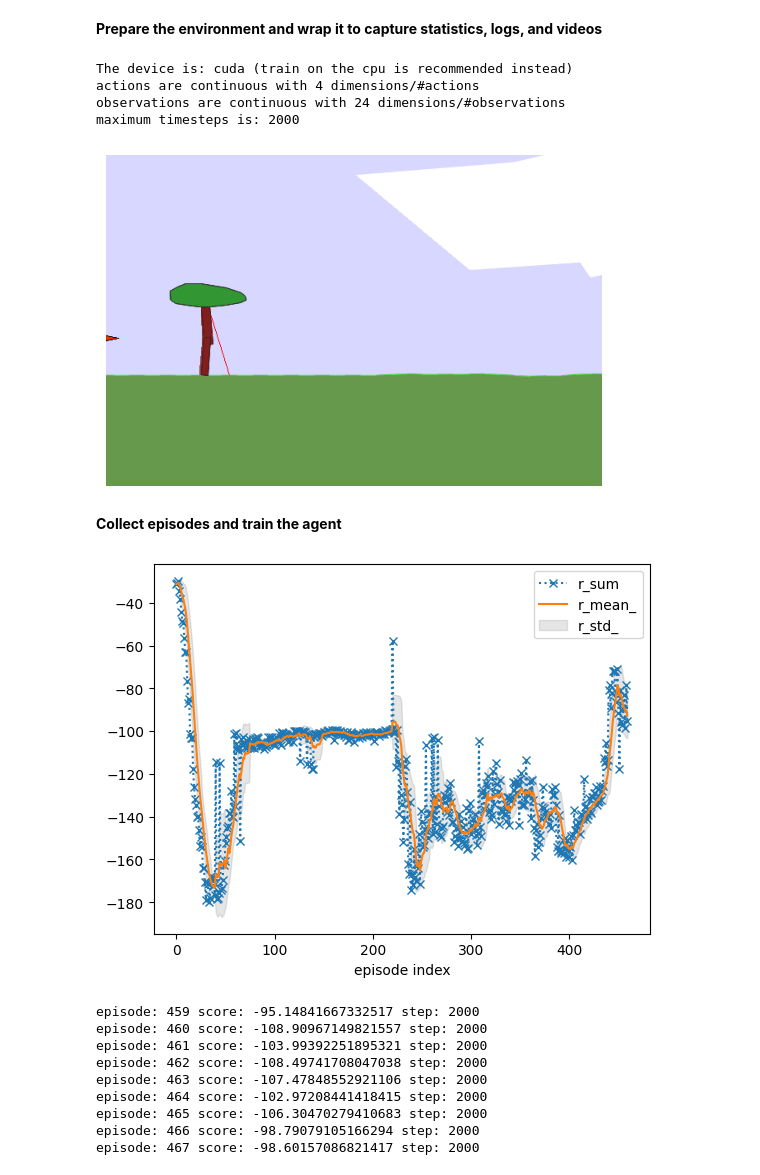
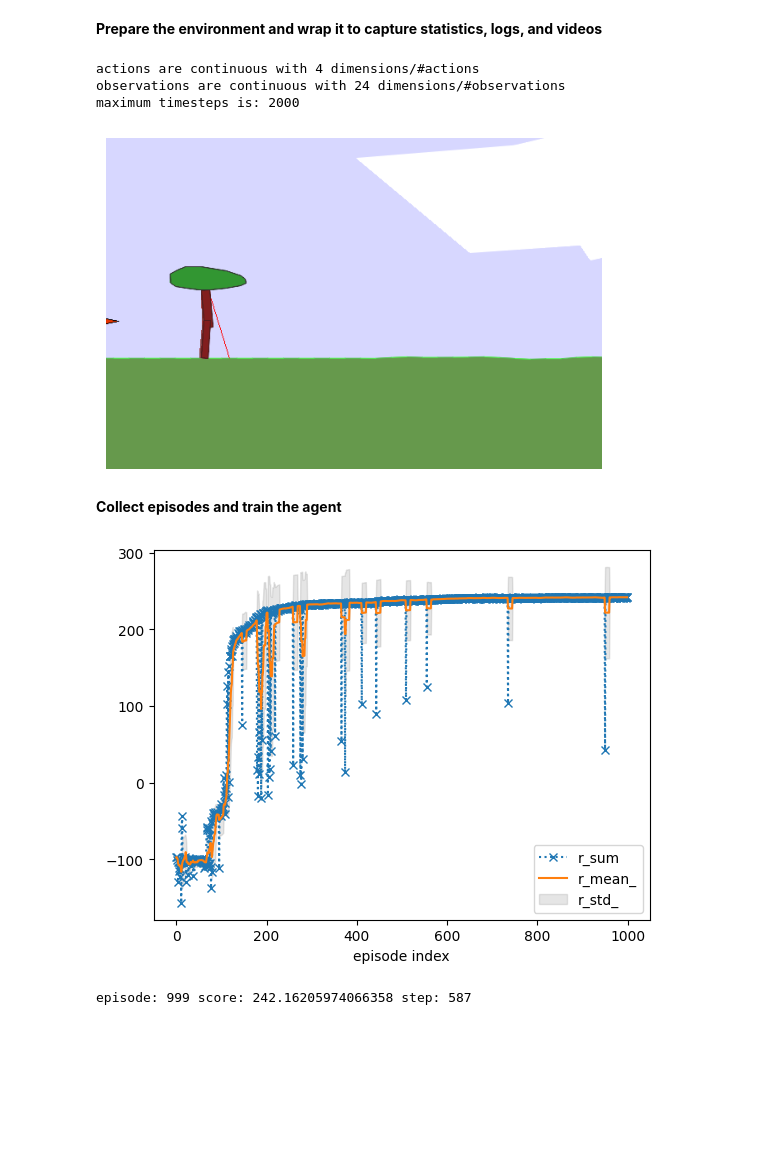
Before and after one commit to CanicThus/durham, a Jupyter notebook: courseWork/mwvy59-agent-code.ipynb, the cells around one changed output. Drawn from its saved outputs; the diff is of its cells as text; code cells hidden in the pictures; blank space fills up the shorter version.

```diff
--- a/courseWork/mwvy59-agent-code.ipynb
+++ b/courseWork/mwvy59-agent-code.ipynb
@@ -284,19 +284,17 @@ class Agent(torch.nn.Module):
 hard_mode = False
 
 env = rld.make("rldurham/Walker", render_mode="rgb_array")
-folder_prefix = "normal"
 hard_mode_text = "-hardcore"
 if hard_mode:
     env = rld.make("rldurham/Walker", render_mode="rgb_array", hardcore=True) # only attempt this when your agent has solved the non-hardcore version
     folder_prefix = "hard"
-
 
 # get statistics, logs, and videos
 env = rld.Recorder(
     env,
     smoothing=10,                       # track rolling averages (useful for plotting)
     video=True,                         # enable recording videos
-    video_folder=f"{folder_prefix}_videos",              # folder for videos
+    video_folder=f"videos",              # folder for videos
     video_prefix=f"mwvy59-agent-video",  # prefix for videos (replace xxxx00 with your username)
     logs=True,                          # keep logs
 )
@@ -311,7 +309,6 @@ rld.env_info(env, print_out=True)
 env.reset(seed=42)
 rld.render(env)
 # %% [output]
-The device is: cuda (train on the cpu is recommended instead)
 actions are continuous with 4 dimensions/#actions
 observations are continuous with 24 dimensions/#observations
 maximum timesteps is: 2000
@@ -336,7 +333,7 @@ kwargs = {
     "action_dim": action_dim,
     "max_action": max_action,
     "gamma": 0.99,
-    "net_width": 256,
+    "net_width": 512,
     "a_lr": 1e-4,
     "c_lr": 1e-4,
     "Q_batchsize": 256,
@@ -346,7 +343,7 @@ kwargs = {
     "dropout_rate" : 0.01,
 }
 max_episodes = 1000
-save_score = 235
+save_score = 230
 save_path = "result"
 eta_0 = 0.996
 cmin = 5000
@@ -388,44 +385,34 @@ for episode in range(max_episodes):
 
         # remember
         if reward <= -100:
             replay_buffer.add(state, action, -100, observation, True)
         else:
             replay_buffer.add(state, action, reward, observation, False)
 
         # check whether done
         done = terminated or truncated
         state = observation
         ep_r += reward
 
         # train the agent after each step
         if replay_buffer.size > 2000:
-            UTDratio = 5
-            for i in range(UTDratio):
-                # k 代表在该 episode 中当前的累计更新次数
+            for _ in range(3):
                 agent.train(replay_buffer)
 
     # track and plot statistics
     tracker.track(info)
     if (episode + 1) % 10 == 0:
         tracker.plot(r_mean_=True, r_std_=True, r_sum=dict(linestyle=':', marker='x'))
     print('episode:', episode, 'score:', ep_r, 'step:', steps)
 
     if int(ep_r) > save_score:
-        agent.save(os.path.join(save_path, f"{episode}-{ep_r}.pth"))
+        agent.save(os.path.join(save_path, f"512-{episode}-{ep_r}.pth"))
         save_score = int(ep_r)
 # don't forget to close environment (e.g. triggers last video save)
 env.close()
 
 # write log file (for coursework)
 env.write_log(folder="logs", file=f"mwvy59-agent-log.txt")  # replace xxxx00 with your username
 # %% [output]
-[figure, old version]
+[figure, new version]
-episode: 459 score: -95.14841667332517 step: 2000
-episode: 460 score: -108.90967149821557 step: 2000
-episode: 461 score: -103.99392251895321 step: 2000
-episode: 462 score: -108.49741708047038 step: 2000
-episode: 463 score: -107.47848552921106 step: 2000
-episode: 464 score: -102.97208441418415 step: 2000
-episode: 465 score: -106.30470279410683 step: 2000
-episode: 466 score: -98.79079105166294 step: 2000
-episode: 467 score: -98.60157086821417 step: 2000
+episode: 999 score: 242.16205974066358 step: 587
```
Also changed, not shown: parts of 1 cell of this notebook, 1 other file.
